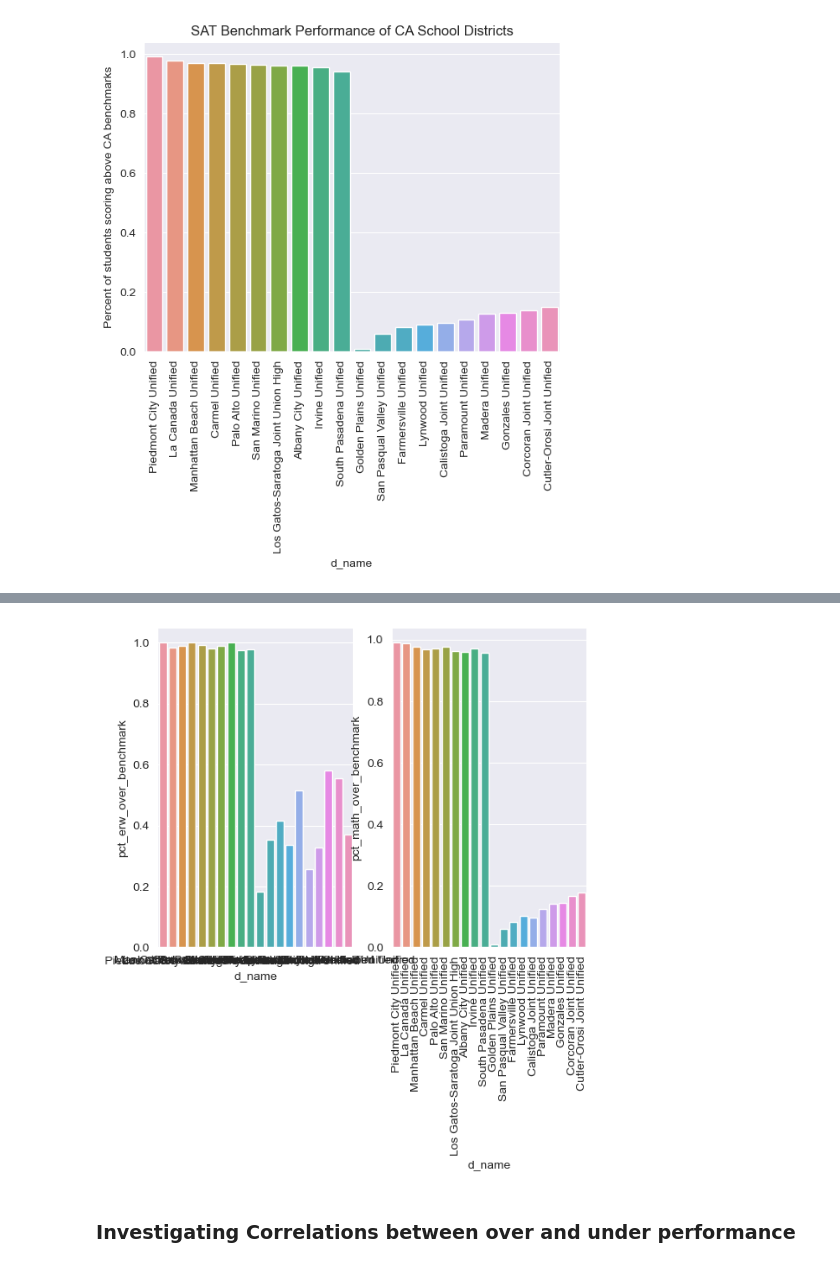
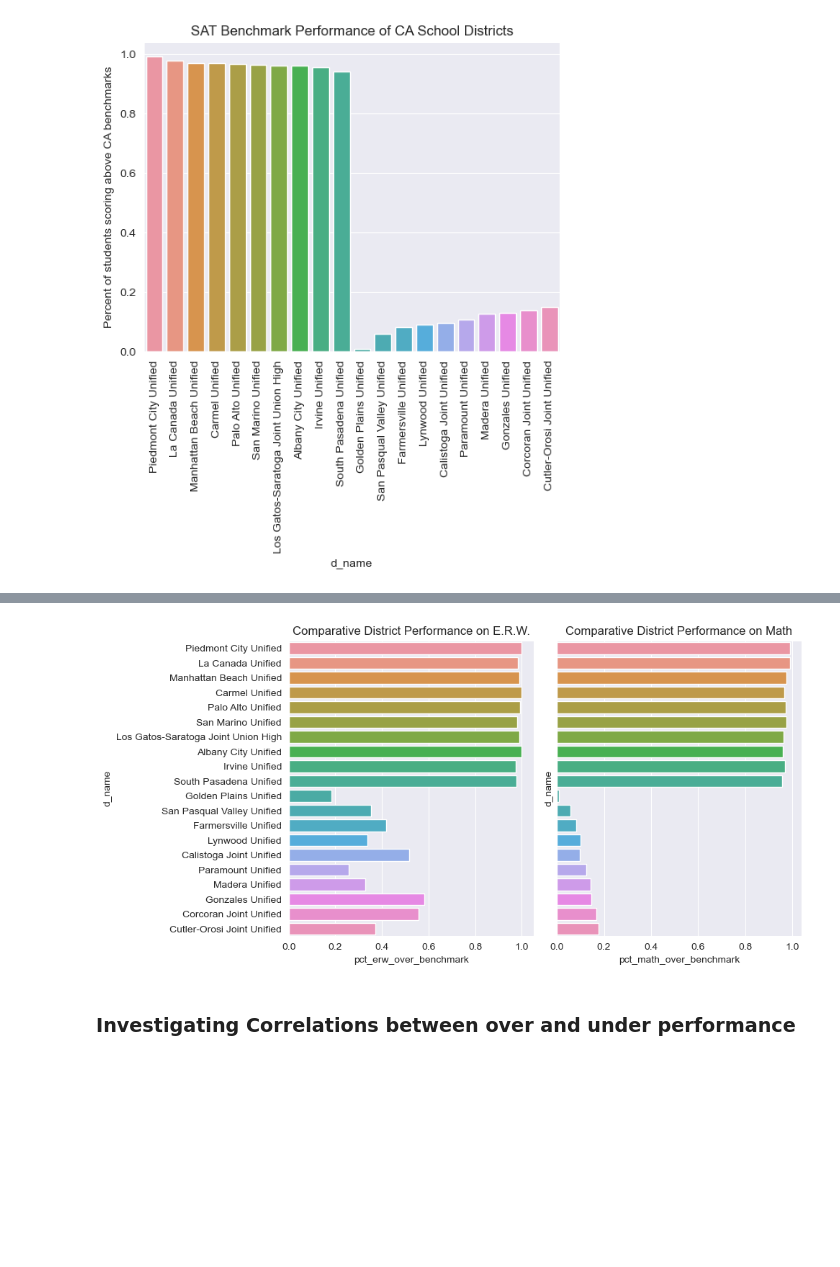
Before and after one commit to AlexSpradling/california_sat_analysis, a Jupyter notebook: code/starter-code Alex.ipynb, the cells around one changed output, grey strips where cells are left out. Saved outputs shown, nothing was run; the diff lists cells and outputs as text; code cells hidden in the pictures; blank space fills up the shorter version.

```diff
--- a/code/starter-code Alex.ipynb
+++ b/code/starter-code Alex.ipynb
@@ -609,12 +658,16 @@ Examining the percent of Exploratory Reading and Writing over the benchmark
 # %%
-fig, axs = plt.subplots(ncols = 2)
-
-sns.barplot(comparison_df, y = 'pct_erw_over_benchmark', x = 'd_name', ax = axs[0])
-sns.barplot(comparison_df, y = 'pct_math_over_benchmark', x = 'd_name', ax = axs[1])
-
-plt.xticks(rotation = 90);
+fig, axs = plt.subplots(1,2, sharey=True, figsize=(10,5))
+# erw plot
+sns.barplot(comparison_df, x = 'pct_erw_over_benchmark', y = 'd_name', ax = axs[0])
+axs[0].set_title('Comparative District Performance on E.R.W.')
+# axs[0].tick_params(labelrotation=90)
+# math plot
+sns.barplot(comparison_df, x = 'pct_math_over_benchmark', y = 'd_name', ax = axs[1])
+axs[1].set_title('Comparative District Performance on Math')
+fig.tight_layout()
+# axs[1].tick_params(labelrotation=90)
 # %% [output]
-[figure, old version]
+[figure, new version]
 # %% [markdown]
 ### Investigating Correlations between over and under performance
 # %%
```
Also changed, not shown: parts of 8 cells of this notebook.
